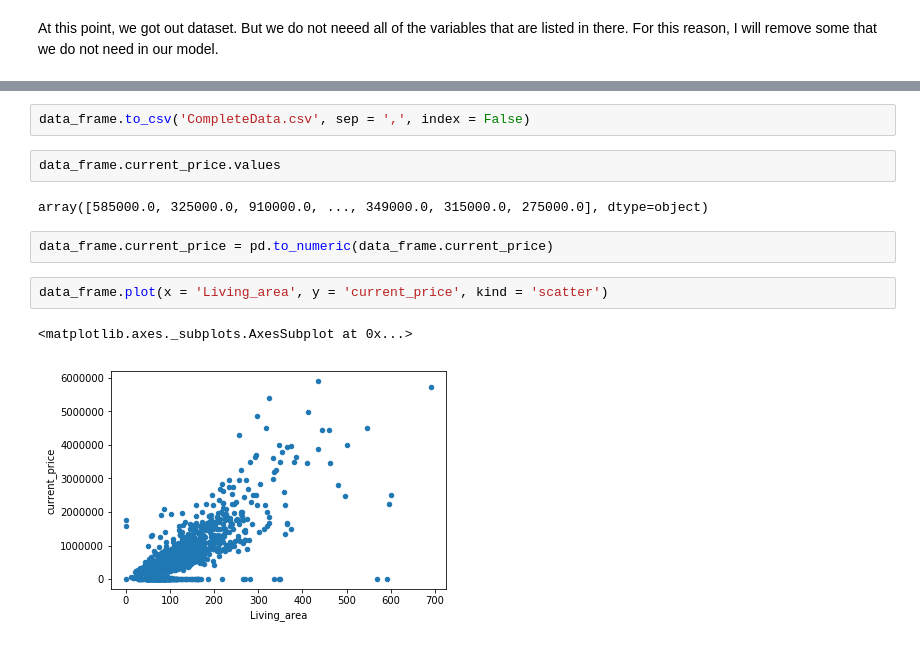
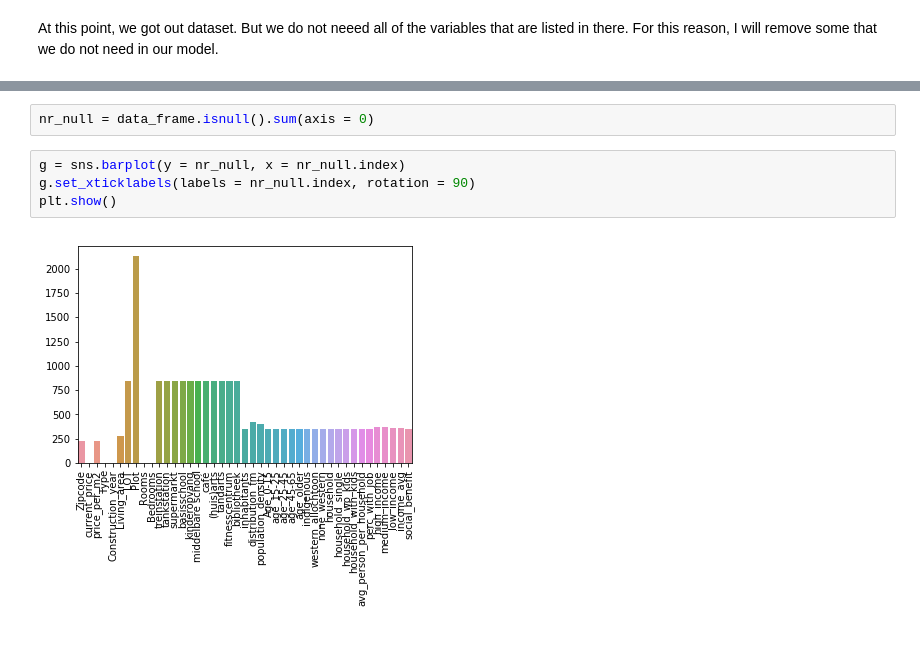
Before and after one commit to tsuhina/Amsterdam_Properties, a Jupyter notebook: data/Amsterdam_Properties_Dataset_From_Mojtaba.ipynb, the cells around one changed output, grey strips where cells are left out. Cells and saved outputs as stored; diff of their text form.

Commit message:
Data Preprocess

```diff
--- a/data/Amsterdam_Properties_Dataset_From_Mojtaba.ipynb
+++ b/data/Amsterdam_Properties_Dataset_From_Mojtaba.ipynb
@@ -178,13 +178,8 @@ data_frame.head(20)
-# %%
-data_frame.to_csv('CompleteData.csv', sep = ',', index = False)
-# %%
-data_frame.current_price.values
-# %% [output]
-array([585000.0, 325000.0, 910000.0, ..., 349000.0, 315000.0, 275000.0], dtype=object)
-# %%
-data_frame.current_price = pd.to_numeric(data_frame.current_price)
-# %%
-data_frame.plot(x = 'Living_area', y = 'current_price', kind = 'scatter')
-# %% [output]
-<matplotlib.axes._subplots.AxesSubplot at 0x...>
-[figure, removed]
+# %%
+nr_null = data_frame.isnull().sum(axis = 0)
+# %%
+g = sns.barplot(y = nr_null, x = nr_null.index)
+g.set_xticklabels(labels = nr_null.index, rotation = 90)
+plt.show()
+# %% [output]
+[figure, added]
```
Also changed, not shown: parts of 2 cells of this notebook, 1 other file.
